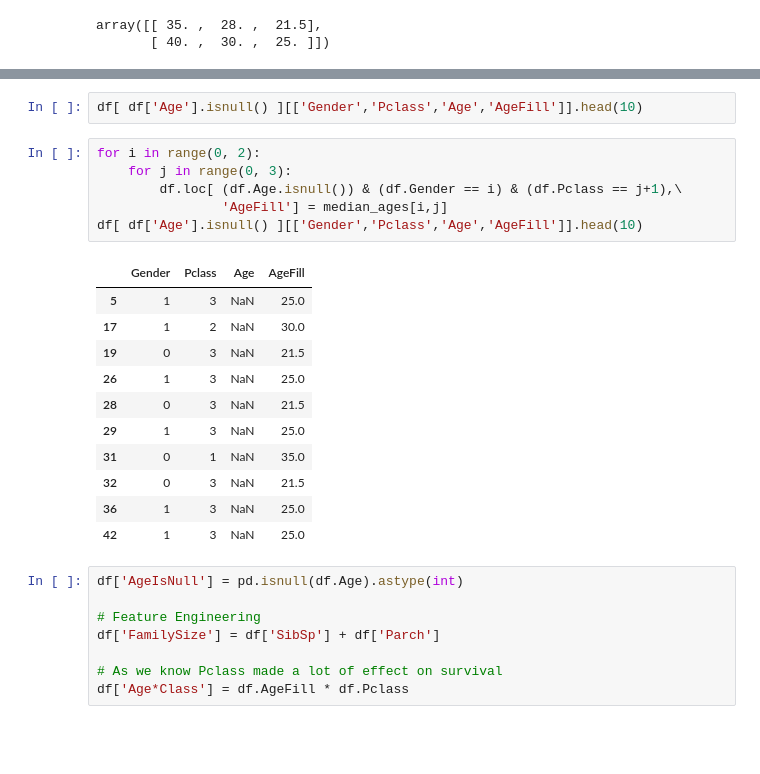
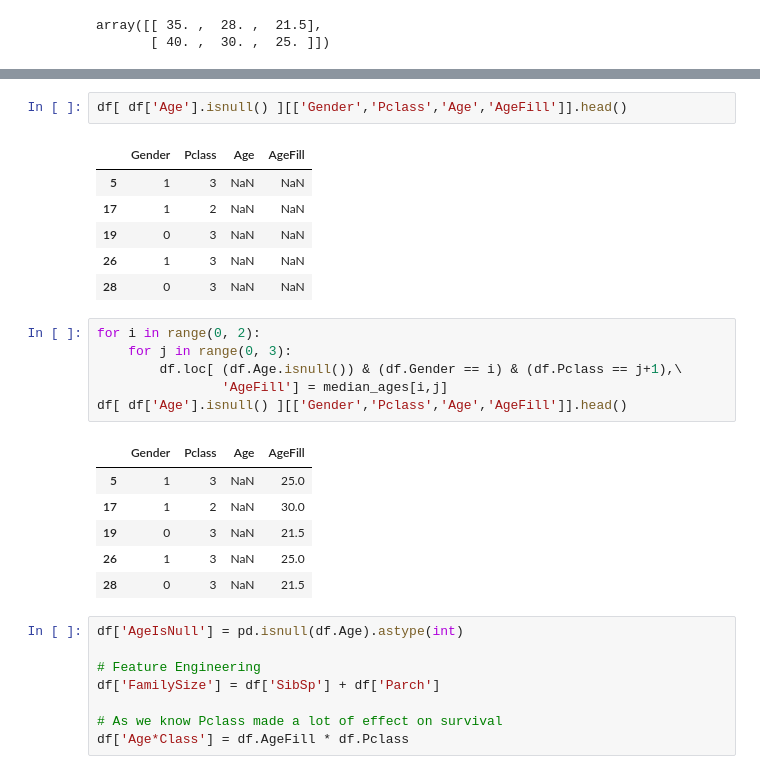
Before and after one commit to v3g42/jupyter-workspace, a Jupyter notebook: notebooks/titanic/titanic.ipynb, the cells around one changed output, grey strips where cells are left out. Cells and saved outputs as stored; diff of their text form; blank space fills up the shorter version.

```diff
--- a/notebooks/titanic/titanic.ipynb
+++ b/notebooks/titanic/titanic.ipynb
@@ -86,23 +48,25 @@ df.head()
 # %%
-df[ df['Age'].isnull() ][['Gender','Pclass','Age','AgeFill']].head(10)
+df[ df['Age'].isnull() ][['Gender','Pclass','Age','AgeFill']].head()
+# %% [output]
+|  | Gender | Pclass | Age | AgeFill |
+| 5 | 1 | 3 | NaN | NaN |
+| 17 | 1 | 2 | NaN | NaN |
+| 19 | 0 | 3 | NaN | NaN |
+| 26 | 1 | 3 | NaN | NaN |
+| 28 | 0 | 3 | NaN | NaN |
 # %%
 for i in range(0, 2):
     for j in range(0, 3):
         df.loc[ (df.Age.isnull()) & (df.Gender == i) & (df.Pclass == j+1),\
                 'AgeFill'] = median_ages[i,j]
-df[ df['Age'].isnull() ][['Gender','Pclass','Age','AgeFill']].head(10)
+df[ df['Age'].isnull() ][['Gender','Pclass','Age','AgeFill']].head()
 # %% [output]
 |  | Gender | Pclass | Age | AgeFill |
 | 5 | 1 | 3 | NaN | 25.0 |
 | 17 | 1 | 2 | NaN | 30.0 |
 | 19 | 0 | 3 | NaN | 21.5 |
 | 26 | 1 | 3 | NaN | 25.0 |
 | 28 | 0 | 3 | NaN | 21.5 |
-| 29 | 1 | 3 | NaN | 25.0 |
-| 31 | 0 | 1 | NaN | 35.0 |
-| 32 | 0 | 3 | NaN | 21.5 |
-| 36 | 1 | 3 | NaN | 25.0 |
-| 42 | 1 | 3 | NaN | 25.0 |
 # %%
 df['AgeIsNull'] = pd.isnull(df.Age).astype(int)
 
```
Also changed, not shown: parts of 32 cells of this notebook, 2 other files.
